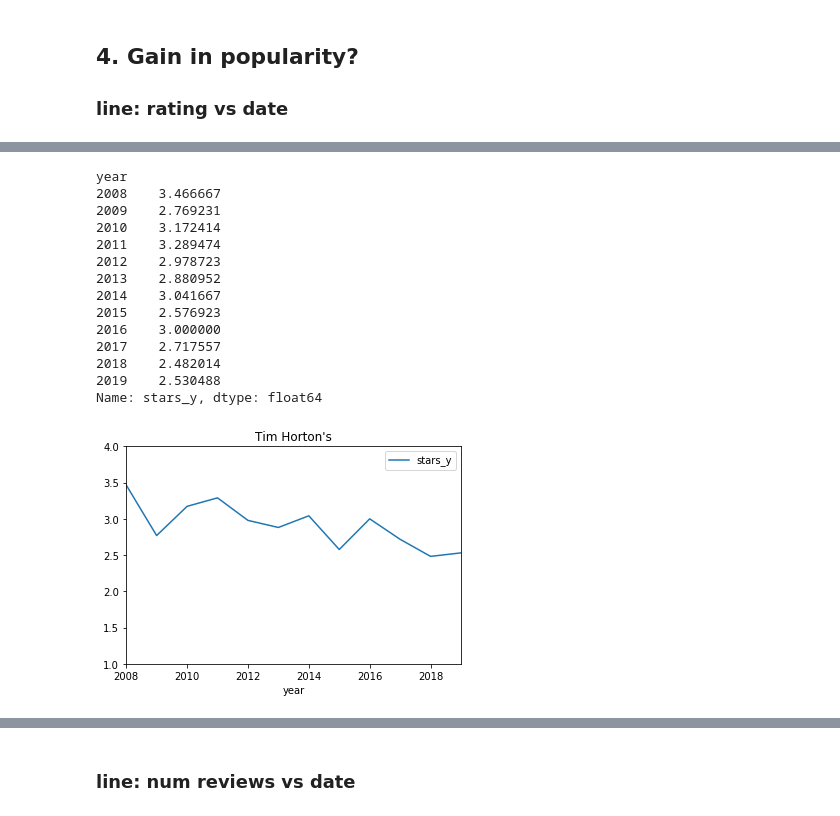
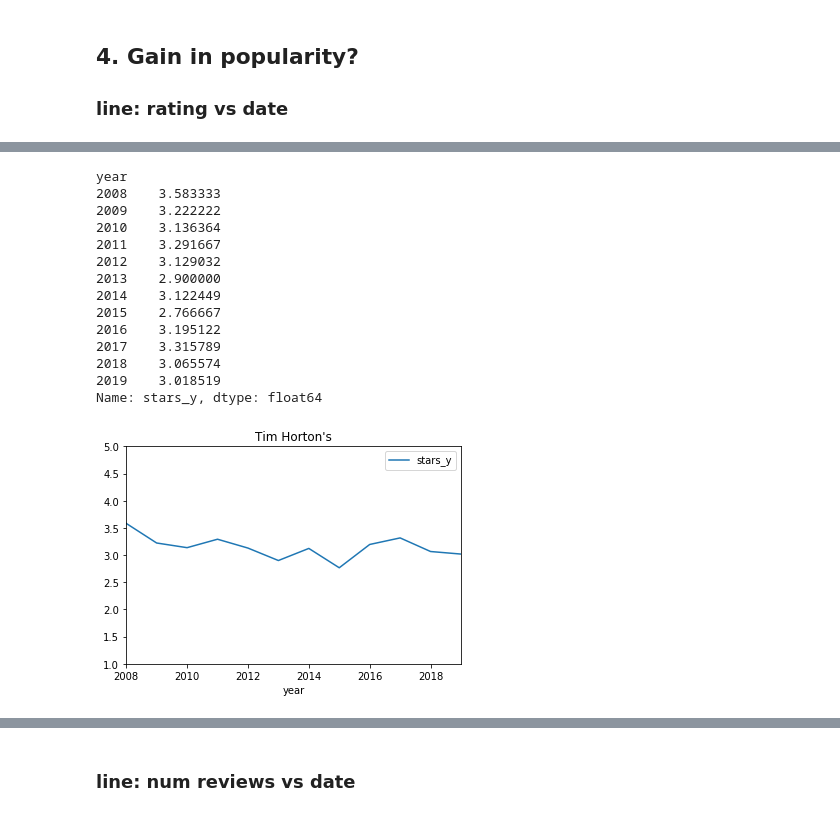
Before and after one commit to dliu9999/DSC106-Final-Project, a Jupyter notebook: yelp.ipynb, the cells around one changed output, grey strips where cells are left out. Drawn from its saved outputs; the diff is of its cells as text; code cells hidden in the pictures.

```diff
--- a/yelp.ipynb
+++ b/yelp.ipynb
@@ -23,7 +23,7 @@ starbucks = pd.read_csv('data/starbucks.csv')[['business_id', 'latitude', 'longi
 horton = pd.read_csv('data/horton.csv')[['business_id', 'latitude', 'longitude', 'stars']]
 reviews = pd.read_csv('data/reviews.csv').drop(columns=['cool', 'funny'])
 reviews['date'] = pd.to_datetime(reviews['date'])
-users = pd.read_csv('data/users.csv')[['review_count', 'useful', 'user_id','yelping_since']]
+users = pd.read_csv('data/users.csv')[['elite', 'review_count', 'useful', 'user_id','yelping_since']]
 users['yelping_since'] = pd.to_datetime(users['yelping_since'])
 toronto = pd.read_csv('data/toronto.csv')
 tor_reviews = pd.read_csv('data/tor_reviews.csv')
@@ -102,4 +99,7 @@ horton_reviews[(horton_reviews.useful_y > 200) & (horton_reviews.review_count >
 # %% [markdown]
 ## 4. Gain in popularity?
 ### line: rating vs date
+# %%
+starbucks_reviews_useful = starbucks_reviews[starbucks_reviews.elite.notna()]
+horton_reviews_useful = horton_reviews[horton_reviews.elite.notna()]
 # %%
@@ -124,22 +124,22 @@ Name: stars_y, dtype: float64
 # %%
-display(horton_reviews.groupby('year')['stars_y'].mean())
-horton_reviews.groupby('year')['stars_y'].mean().reset_index().plot(x='year', y='stars_y', ylim=(1, 4), title='Tim Horton\'s');
+display(horton_reviews_useful.groupby('year')['stars_y'].mean())
+horton_reviews_useful.groupby('year')['stars_y'].mean().reset_index().plot(x='year', y='stars_y', ylim=(1, 5), title='Tim Horton\'s');
 # %% [output]
 year
-2008    3.466667
-2009    2.769231
-2010    3.172414
-2011    3.289474
-2012    2.978723
-2013    2.880952
-2014    3.041667
-2015    2.576923
-2016    3.000000
-2017    2.717557
-2018    2.482014
-2019    2.530488
+2008    3.583333
+2009    3.222222
+2010    3.136364
+2011    3.291667
+2012    3.129032
+2013    2.900000
+2014    3.122449
+2015    2.766667
+2016    3.195122
+2017    3.315789
+2018    3.065574
+2019    3.018519
 Name: stars_y, dtype: float64
-[figure, old version]
+[figure, new version]
 # %%
 display(tor_reviews.groupby('year')['stars'].mean())
 tor_reviews.groupby('year')['stars'].mean().reset_index().plot(x='year', y='stars', ylim=(1,5), title='Toronto');
```
Also changed, not shown: parts of 13 cells of this notebook.
